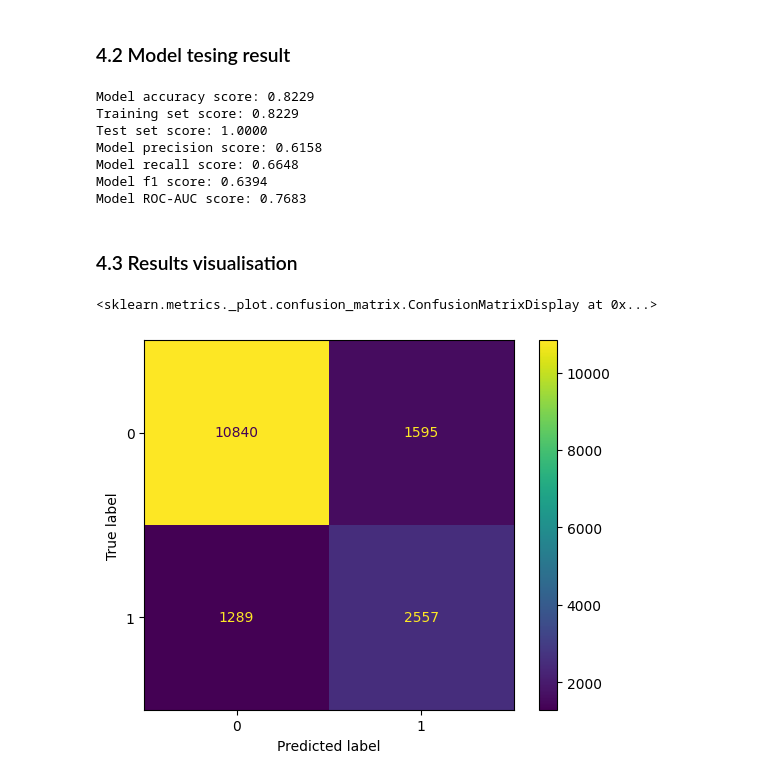
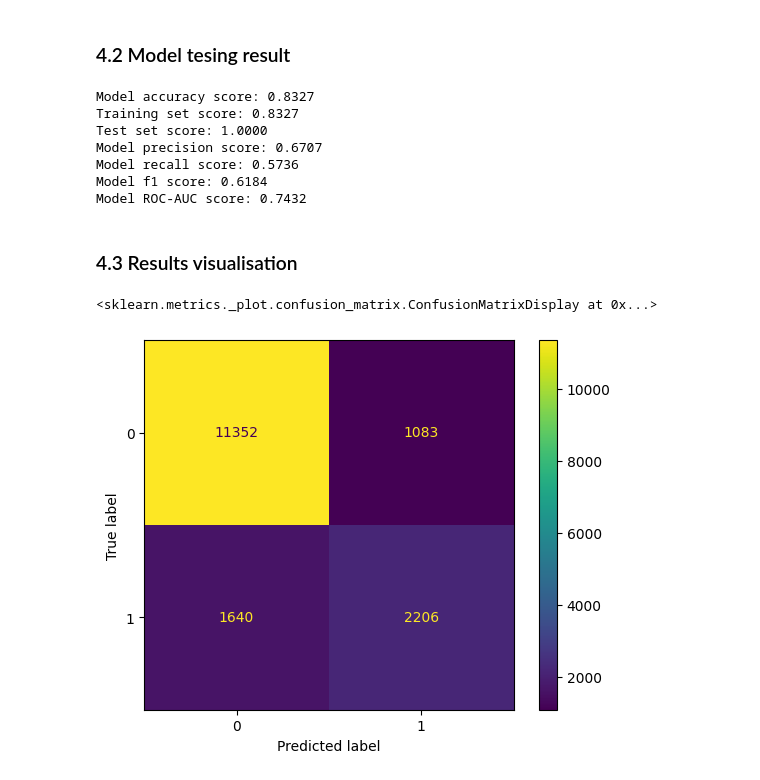
Before and after one commit to AlinZohari/ML-Adult, a Jupyter notebook: 0042ByesLearning.ipynb, the cells around one changed output. Cells and saved outputs as stored; diff of their text form; code cells hidden in the pictures.

```diff
--- a/0042ByesLearning.ipynb
+++ b/0042ByesLearning.ipynb
@@ -301,3 +297,19 @@ ys_bnb_val = ys_cnb_val
+# %%
+#However, for bernoulli distribution, we also need to use on-hot encode on numerical features
+#numerical_trans are the discretized features from previous section. Now, all the columns will be one-hot encoded.
+xs_bnb_train = pd.concat([xs_train_v[categorical],numerical_trans],axis=1)
+xs_bnb_val = pd.concat([xs_val[categorical],numerical_trans_v],axis=1)
+
+encoder_bnb = ce.OneHotEncoder(cols=['workclass', 'education', 'marital-status', 'occupation',
+                    'relationship', 'race', 'gender', 'native-country',
+                    'age', 'fnlwgt', 'educational-num', 'capital-gain',
+                    'capital-loss', 'hours-per-week'])
+
+xs_bnb_train = encoder_bnb.fit_transform(xs_bnb_train)
+xs_bnb_val = encoder_bnb.transform(xs_bnb_val)
+
+ys_bnb_train = ys_train_v['income']
+ys_bnb_val = ys_val['income']
 # %% [markdown]
 ## 3. Model Training
 # %% [markdown]
@@ -409,7 +423,7 @@ from sklearn.naive_bayes import BernoulliNB
 bnb = BernoulliNB()
 
 #Fit the model
-bnb.fit(xs_cnb_train,ys_cnb_train)
+bnb.fit(xs_bnb_train,ys_bnb_train)
 
 #Get prediction
 ys_bnb_pred = bnb.predict(xs_bnb_val)
@@ -509,11 +523,11 @@ hours_t=pd.DataFrame(hours_trans_t,columns =['hours-per-week'])
 
 numerical_trans_t = pd.concat([age_t,fw_t,edunum_t,cg_t,cl_t,hours_t],axis=1)
 
-xs_cnb_test = pd.concat([xs_test[categorical],numerical_trans_t],axis=1)
+xs_bnb_test = pd.concat([xs_test[categorical],numerical_trans_t],axis=1)
 # %%
 # Using the same encoder all other categorical features
-xs_cnb_test = encoder_cnb.transform(xs_cnb_test)
-ys_cnb_test = ys_test
+xs_bnb_test = encoder_bnb.transform(xs_bnb_test)
+ys_bnb_test = ys_test
 # %% [markdown]
 ### 4.2 Model tesing result
 # %%
@@ -522,39 +536,39 @@ ys_cnb_pred_t = cnb.predict(xs_cnb_test)
 # %%
 #Accuracy Score = (TP + TN)/ (TP + FN + TN + FP)
-print('Model accuracy score: {0:0.4f}'. format(accuracy_score(ys_cnb_test, ys_cnb_pred_t)))
+print('Model accuracy score: {0:0.4f}'. format(accuracy_score(ys_bnb_test, ys_bnb_pred_t)))
 
-print('Training set score: {:.4f}'.format(cnb.score(xs_cnb_test, ys_cnb_test)))
+print('Training set score: {:.4f}'.format(bnb.score(xs_bnb_test, ys_bnb_test)))
 
-print('Test set score: {:.4f}'.format(cnb.score(xs_cnb_test, ys_cnb_pred_t)))
+print('Test set score: {:.4f}'.format(bnb.score(xs_bnb_test, ys_bnb_pred_t)))
 
 #Precision = TP/(TP+FP)
-precision = precision_score(ys_cnb_test, ys_cnb_pred_t)
+precision = precision_score(ys_bnb_test, ys_bnb_pred_t)
 print('Model precision score: {:.4f}'.format(precision))
 
 #Recall = TP/(FN+TP)
-recall = recall_score(ys_cnb_test, ys_cnb_pred_t)
+recall = recall_score(ys_bnb_test, ys_bnb_pred_t)
 print('Model recall score: {:.4f}'.format(recall))
 
 #The F1 score can be interpreted as a harmonic mean of the precision and recall,
 #where an F1 score reaches its best value at 1 and worst score at 0.
 #F1 = 2 * (precision * recall) / (precision + recall)
-print('Model f1 score: {:.4f}'.format(f1_score(ys_cnb_test, ys_cnb_pred_t)))
+print('Model f1 score: {:.4f}'.format(f1_score(ys_bnb_test, ys_bnb_pred_t)))
 
-print('Model ROC-AUC score: {:.4f}'.format(roc_auc_score(ys_cnb_test, ys_cnb_pred_t)))
+print('Model ROC-AUC score: {:.4f}'.format(roc_auc_score(ys_bnb_test, ys_bnb_pred_t)))
 # %% [output]
-Model accuracy score: 0.8229
-Training set score: 0.8229
+Model accuracy score: 0.8327
+Training set score: 0.8327
 Test set score: 1.0000
-Model precision score: 0.6158
-Model recall score: 0.6648
-Model f1 score: 0.6394
-Model ROC-AUC score: 0.7683
+Model precision score: 0.6707
+Model recall score: 0.5736
+Model f1 score: 0.6184
+Model ROC-AUC score: 0.7432
 # %% [markdown]
 ### 4.3 Results visualisation
 # %%
 from sklearn.metrics import ConfusionMatrixDisplay
-ConfusionMatrixDisplay.from_estimator(cnb,xs_cnb_test, ys_cnb_test)
+ConfusionMatrixDisplay.from_estimator(bnb,xs_bnb_test, ys_bnb_test)
 # %% [output]
 <sklearn.metrics._plot.confusion_matrix.ConfusionMatrixDisplay at 0x...>
-[figure, old version]
+[figure, new version]
 # %%
```
Also changed, not shown: parts of 23 cells of this notebook.
